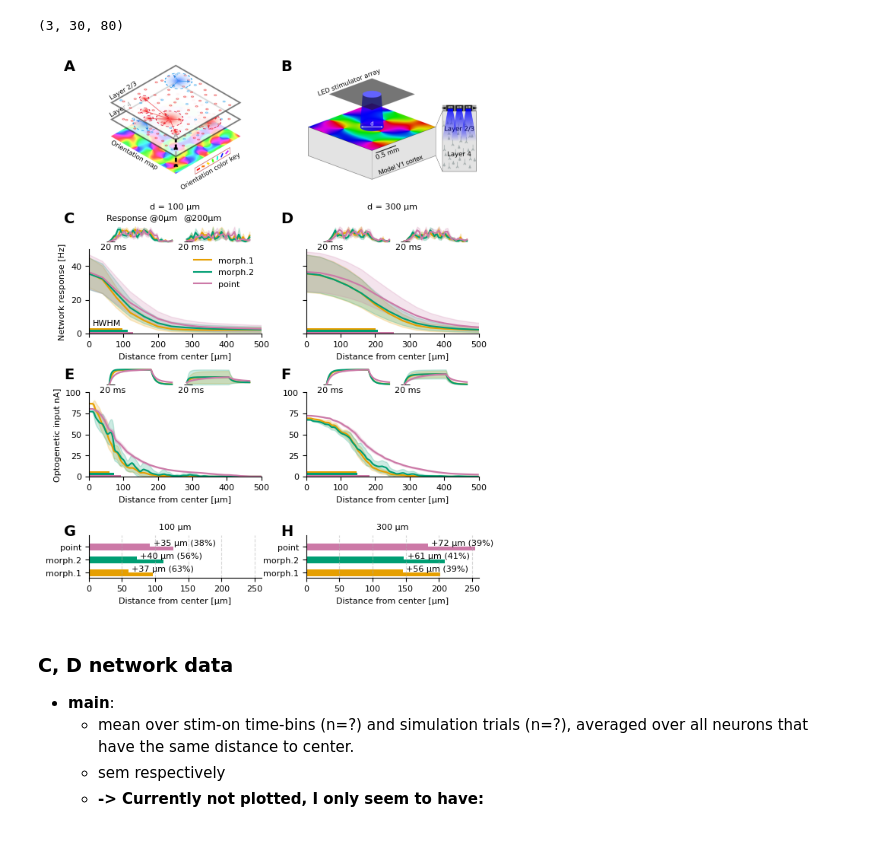
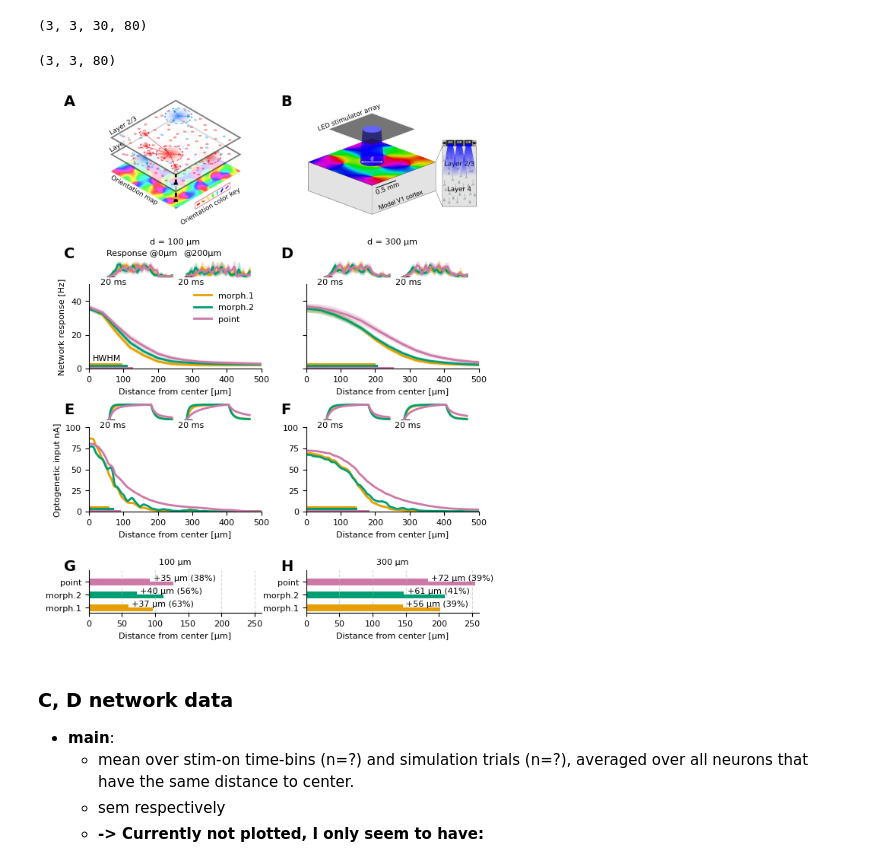
Before and after one commit to dberling/reduce_opto_response, a Jupyter notebook: article_figures/article_figure4.ipynb, the cells around one changed output. Saved outputs shown, nothing was run; the diff lists cells and outputs as text; code cells hidden in the pictures.

Commit message:
Correct SEM in network firing output

```diff
--- a/article_figures/article_figure4.ipynb
+++ b/article_figures/article_figure4.ipynb
@@ -31,13 +31,18 @@ morph_1_fr_mean.npy       morph_2_fr_sem.npy
 labels=['morph_1', 'morph_2', 'no_morph']
 fr_mean = [np.load(''.join(['network_data/numpy_arrays/', l, '_fr_mean.npy'])) for l in labels]
 fr_sem = [np.load(''.join(['network_data/numpy_arrays/', l, '_fr_sem.npy'])) for l in labels]
+fr_tsem = [np.load(''.join(['network_data/numpy_arrays/time_average_sem/', l, '_fr_sem.npy'])) for l in labels]
 cu_mean = [np.load(''.join(['network_data/numpy_arrays/', l, '_current_mean.npy'])) for l in labels]
 cu_sem = [np.load(''.join(['network_data/numpy_arrays/', l, '_current_sem.npy'])) for l in labels]
 # dimensions encode 3 stimulator radii [50, 150, 250], time, and space
 # %%
-fr_mean[0].shape
+np.shape(fr_sem)
 # %% [output]
-(3, 30, 80)
+(3, 3, 30, 80)
+# %%
+np.shape(fr_tsem)
+# %% [output]
+(3, 3, 80)
 # %%
 dx_fr = 40 # um
 dt_fr = 5 #ms
@@ -90,26 +95,27 @@ for il, label in enumerate(labels):
 # %%
 def plot_response(main, inset1, inset2, resp_t_x, sem_t_x, dx, dt, plot_time_resp_at_um=200,
                   main_kws={}, inset1_kws={}, inset2_kws={},
-                  sbar_inset_draw=False, inset_title=False):
+                  sbar_inset_draw=False, inset_title=False, fr_tsem=None, plot_sem=True):
     x = np.arange(0,resp_t_x.shape[1]*dx, dx)
     t = np.arange(0,resp_t_x.shape[0]*dt, dt)
     stim_on_time_idx = int(0 / dt)
     stim_off_time_idx = int(100 / dt) # ms
     resp_tmean = resp_t_x[stim_on_time_idx:stim_off_time_idx].mean(axis=0)
-    sem_tmean = sem_t_x[stim_on_time_idx:stim_off_time_idx].mean(axis=0)
     main.plot(x, resp_tmean, **main_kws)
     main_kws_wo_label = {k: v for k, v in main_kws.items() if k != 'label'}
-    main.fill_between(x, resp_tmean-sem_tmean, resp_tmean+sem_tmean, alpha=0.2, **main_kws_wo_label)
+    if plot_sem:
+        main.fill_between(x, resp_tmean-fr_tsem, resp_tmean+fr_tsem, alpha=0.2, **main_kws_wo_label)
     resp_center = resp_t_x[:,0]
     sem_center = sem_t_x[:,0]
     resp_middle = resp_t_x[:,int(plot_time_resp_at_um/dx)]
     sem_middle = sem_t_x[:,int(plot_time_resp_at_um/dx)]
     inset1.plot(t, resp_center/resp_center.max(), **inset1_kws)
-    inset1_kws_wo_label = {k: v for k, v in inset1_kws.items() if k != 'label'}
-    inset1.fill_between(t, (resp_center-sem_center)/resp_center.max(), (resp_center+sem_center)/resp_center.max(), alpha=0.2, **inset1_kws_wo_label)
     inset2.plot(t, resp_middle/resp_middle.max(), **inset2_kws)
-    inset2_kws_wo_label = {k: v for k, v in inset2_kws.items() if k != 'label'}
-    inset2.fill_between(t, (resp_middle-sem_middle)/resp_middle.max(), (resp_middle+sem_middle)/resp_middle.max(), alpha=0.2, **inset2_kws_wo_label)
+    if plot_sem:
+        inset1_kws_wo_label = {k: v for k, v in inset1_kws.items() if k != 'label'}
+        inset1.fill_between(t, (resp_center-sem_center)/resp_center.max(), (resp_center+sem_center)/resp_center.max(), alpha=0.2, **inset1_kws_wo_label)
+        inset2_kws_wo_label = {k: v for k, v in inset2_kws.items() if k != 'label'}
+        inset2.fill_between(t, (resp_middle-sem_middle)/resp_middle.max(), (resp_middle+sem_middle)/resp_middle.max(), alpha=0.2, **inset2_kws_wo_label)
 
     main.set_xlim(0,500)
     main.spines['top'].set_visible(False)
@@ -184,11 +190,13 @@ for ir, stim_radius in enumerate([50,150]):
             dx=dx_fr,
             dt=dt_fr,
             plot_time_resp_at_um=200,
-            main_kws=dict(label=label, color=c),
-            inset1_kws=dict(color=c),
-            inset2_kws=dict(color=c),
+            main_kws=dict(label=label, color=c, lw=2),
+            inset1_kws=dict(color=c, lw=2),
+            inset2_kws=dict(color=c, lw=2),
             sbar_inset_draw=sb_draw,
-            inset_title=inset_title*(ir==0)
+            inset_title=inset_title*(ir==0),
+            fr_tsem=fr_tsem[il][ir],
+            plot_sem=True
         )
         main, inset1, inset2 = plot_response(
             main=main2,
@@ -199,10 +207,11 @@ for ir, stim_radius in enumerate([50,150]):
             dx=dx_cu,
             dt=dt_cu,
             plot_time_resp_at_um=200,
-            main_kws=dict(label=label, color=c),
-            inset1_kws=dict(color=c),
-            inset2_kws=dict(color=c),
-            sbar_inset_draw=sb_draw
+            main_kws=dict(label=label, color=c, lw=2),
+            inset1_kws=dict(color=c, lw=2),
+            inset2_kws=dict(color=c, lw=2),
+            sbar_inset_draw=sb_draw,
+            plot_sem=False
         )
 
 axs[1,0].set_ylabel('Network response [Hz]')
@@ -261,34 +270,34 @@ def barplot_HWHM(axes):
             x_pos = in_val + 5
             ax.text(x_pos, y_base + bar_height*0.5, f"+{abs_increase:.0f} µm ({perc_increase:.0f}%)",
                     va='bottom', ha='left', fontsize=8, color='black')
             y_positions.append(y_base + bar_height / 2)  # Middle point between bars
             y_base += bar_spacing
         ax.set_title(f"{2*radius} µm", fontsize=8)
         ax.set_ylim(-bar_height, y_base)
         ax.set_xlim(0,260)
 
     for ax in axes:
 
         ax.set_yticks([y + bar_height / 2 for y in range(0, len(labels)*int(bar_spacing), int(bar_spacing))])
         ax.set_yticklabels(labels)
         ax.grid(True, axis='x', linestyle='--', alpha=0.5)
         ax.spines[['right', 'top']].set_visible(False)
 
 
     #axes[0].legend(loc='lower right', frameon=False)
 barplot_HWHM(axes = [axs[3,0], axs[3,1]])
 
 axs[1,0].set_title('d = 100 µm', fontsize=8, y=1.4)
 axs[1,1].set_title('d = 300 µm', fontsize=8, y=1.4)
 label_subplots_ABC(fig=fig, axs=axs.flatten()[:2], x_shift=-0.05, y_shift=-0.01, fontsize=14, fontweight='bold')
 label_subplots_ABC(fig=fig, axs=axs.flatten()[2:4], start_idx=2, x_shift=-0.05, y_shift=+0.04, fontsize=14, fontweight='bold')
 label_subplots_ABC(fig=fig, axs=axs.flatten()[4:6], start_idx=4, x_shift=-0.05, y_shift=+0.02, fontsize=14, fontweight='bold')
 label_subplots_ABC(fig=fig, axs=axs.flatten()[6:], start_idx=6, x_shift=-0.05, y_shift=0, fontsize=14, fontweight='bold')
 
 fig.savefig('figures/article_figure4.png', dpi=600)
 fig.show()
 # %% [output]
-[figure, old version]
+[figure, new version]
 # %% [markdown]
 ### C, D network data
 
```
Also changed, not shown: parts of 1 cell of this notebook, 4 other files.
